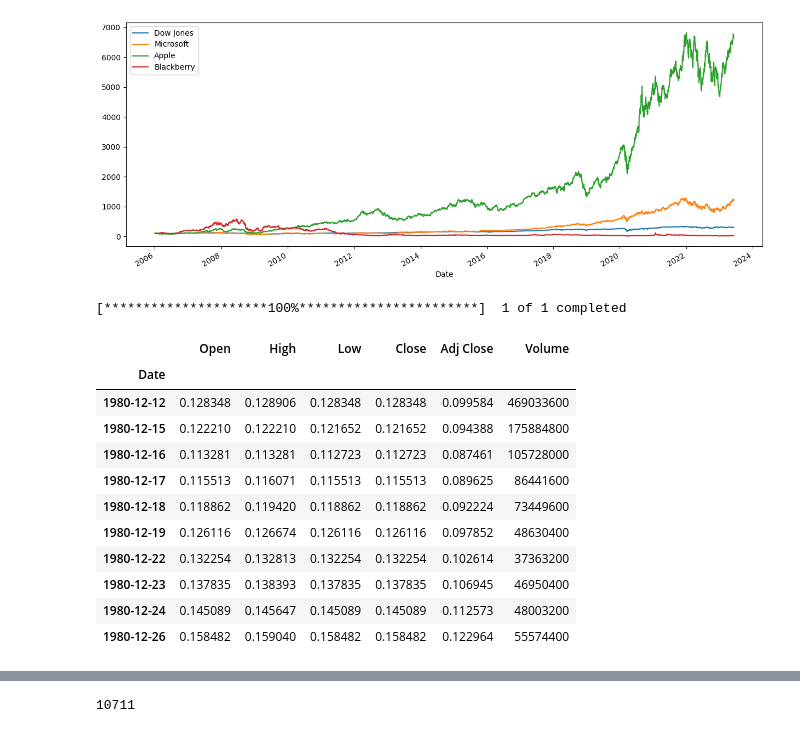
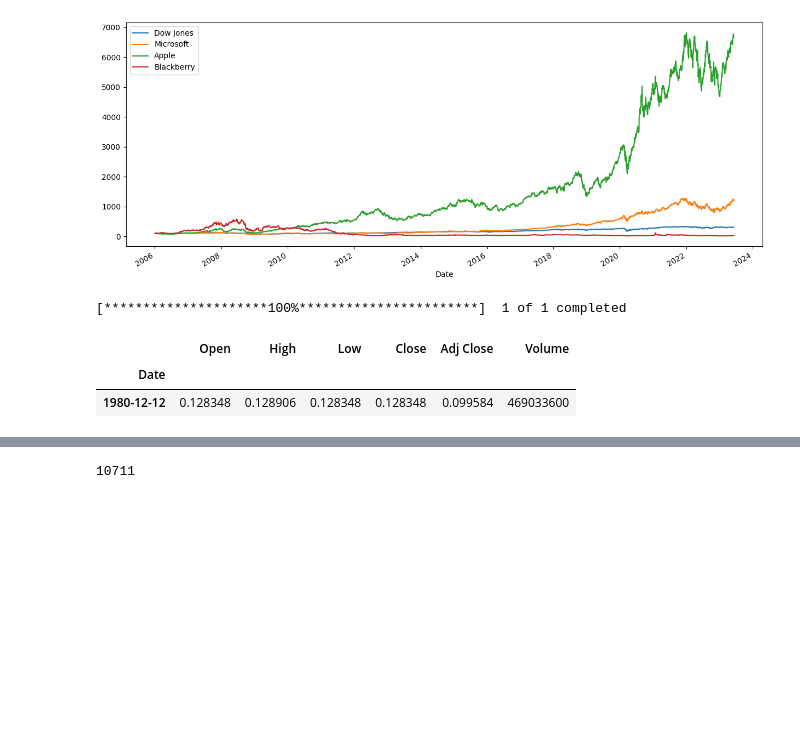
Before and after one commit to bkoz/stock, a Jupyter notebook: 01-collab-stock_price_prediction_keras.ipynb, the cells around one changed output, grey strips where cells are left out. Drawn from its saved outputs; the diff is of its cells as text; code cells hidden in the pictures; blank space fills up the shorter version.

```diff
--- a/01-collab-stock_price_prediction_keras.ipynb
+++ b/01-collab-stock_price_prediction_keras.ipynb
@@ -122,20 +73,11 @@ stock_data = pdr.get_data_yahoo(tickers, start_date)
 # %% [output]
 [*********************100%***********************]  1 of 1 completed
 # %%
-stock_data.head(10)
+stock_data.head(1)
 # %% [output]
 |  | Open | High | Low | Close | Adj Close | Volume |
 | Date |  |  |  |  |  |  |
 | 1980-12-12 | 0.128348 | 0.128906 | 0.128348 | 0.128348 | 0.099584 | 469033600 |
-| 1980-12-15 | 0.122210 | 0.122210 | 0.121652 | 0.121652 | 0.094388 | 175884800 |
-| 1980-12-16 | 0.113281 | 0.113281 | 0.112723 | 0.112723 | 0.087461 | 105728000 |
-| 1980-12-17 | 0.115513 | 0.116071 | 0.115513 | 0.115513 | 0.089625 | 86441600 |
-| 1980-12-18 | 0.118862 | 0.119420 | 0.118862 | 0.118862 | 0.092224 | 73449600 |
-| 1980-12-19 | 0.126116 | 0.126674 | 0.126116 | 0.126116 | 0.097852 | 48630400 |
-| 1980-12-22 | 0.132254 | 0.132813 | 0.132254 | 0.132254 | 0.102614 | 37363200 |
-| 1980-12-23 | 0.137835 | 0.138393 | 0.137835 | 0.137835 | 0.106945 | 46950400 |
-| 1980-12-24 | 0.145089 | 0.145647 | 0.145089 | 0.145089 | 0.112573 | 48003200 |
-| 1980-12-26 | 0.158482 | 0.159040 | 0.158482 | 0.158482 | 0.122964 | 55574400 |
 # %%
 stock_data.describe()
 # %% [output]
```
Also changed, not shown: parts of 18 cells of this notebook.
